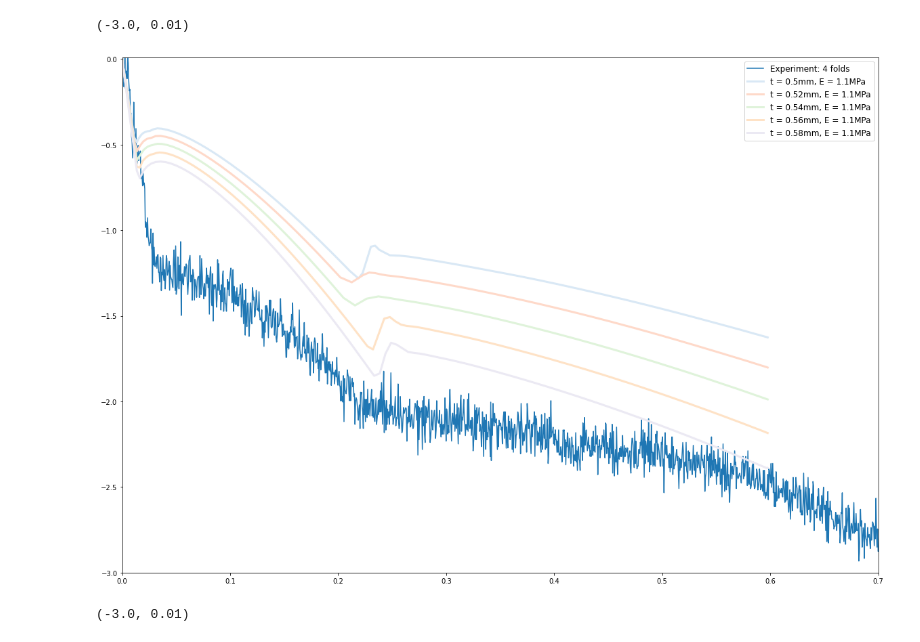
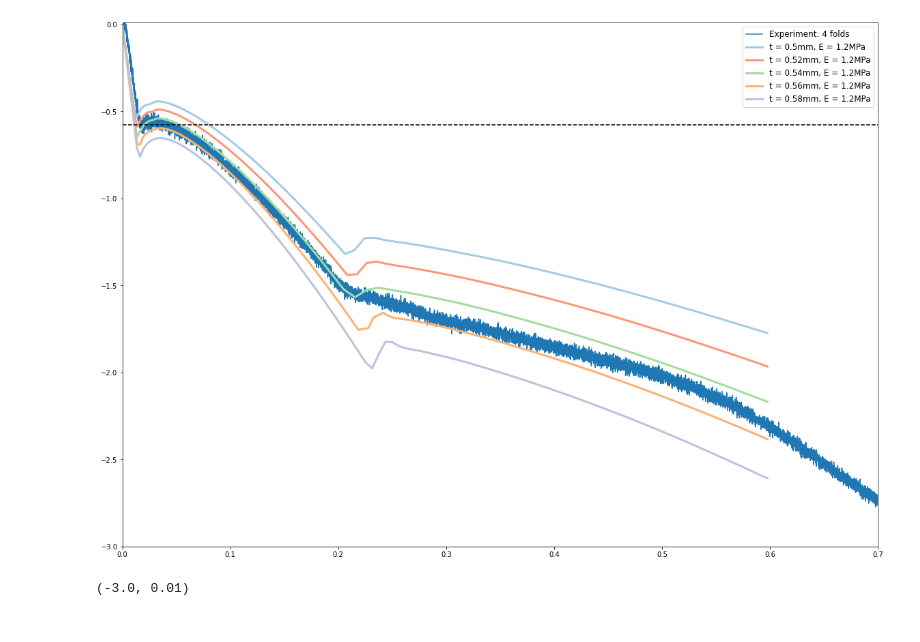
Before and after one commit to bertoldi-collab/buckling-cylinders, a Jupyter notebook: four_folds_compare.ipynb, the cells around one changed output. Saved outputs shown, nothing was run; the diff lists cells and outputs as text; code cells hidden in the pictures.

```diff
--- a/four_folds_compare.ipynb
+++ b/four_folds_compare.ipynb
@@ -5,7 +5,7 @@ import matplotlib.pyplot as plt
 import os
 from scipy.signal import savgol_filter
 # %%
-data_all = np.loadtxt('exp_results/PV_4f_Fig1_exp.csv', skiprows = 2, delimiter = ',')
+data_all = np.loadtxt('exp_results/PV_4folds_R10_new.csv', skiprows = 2, delimiter = ',', usecols = tuple(range(6)))
 vol_all = data_all[:,0]
 pressure_all = np.mean(data_all[:,1:], axis = 1)
 
@@ -19,38 +19,40 @@ pressure_0 = pressure_all[0]
 # %%
 E_try = [1.1, 1.2, 1.3, 1.4]
 t_try = [0.50, 0.52, 0.54, 0.56, 0.58]
 
 # fig, ax = plt.subplots(figsize = (14,10))
-fig, ax = plt.subplots(figsize = (20,14))
+fig, ax = plt.subplots(figsize = (16,11), constrained_layout = True)
 # for i in range(1,np.shape(data_all)[1]):
 #     ax.plot(vol_all/vol_0, data_all[:,i])
 
 initial_idx = 550
+p_cr = 0.579
 
 
 ax.plot(vol_all/vol_0, pressure_all, label = 'Experiment: 4 folds')
 cmap_all = ['Blues', 'Reds','Greens', 'Oranges', 'Purples', 'YlOrBr', 'BuGn', 'PuRd']
 
 for i,t in enumerate(t_try):
     for j,E in enumerate(E_try):
-        try:
+        if E == 1.2:
             idx_cur = initial_idx + len(t_try)*j + i
             data_cur = np.loadtxt(f'data_out/4fold-fitting-{idx_cur}_pcav_cvol.txt')
             vol_norm = -(data_cur[:,0] - data_cur[0,0])/data_cur[0,0]
             pressure_kpa = data_cur[:,1] * 1e3
 
             #j/(len(t_try) - 1)*0.85+0.15
             color_plot = plt.get_cmap(cmap_all[i])((j/(len(t_try) - 1))*0.85 + 0.15)
             ax.plot(vol_norm,pressure_kpa, label = f't = {t}mm, E = {E}MPa', color = color_plot,
                 linewidth = 3)
-        except: pass
 
+ax.hlines(-p_cr, 0, 0.7, 'k', '--')
 ax.legend(loc = 'best', fontsize = 12)
 ax.set_xlim(left = 0, right = 0.7)
 ax.set_ylim(top = 0.01, bottom = -3)
+
+fig.savefig('scream yi/4folds_fitting.png', facecolor = 'white')
 # %% [output]
-(-3.0, 0.01)
-[figure, old version]
+[figure, new version]
 # %%
 E_try = [1.1, 1.2, 1.3, 1.4]
 t_try = [0.50, 0.52, 0.54, 0.56, 0.58, 0.6]
```
Also changed, not shown: 29 other files.
